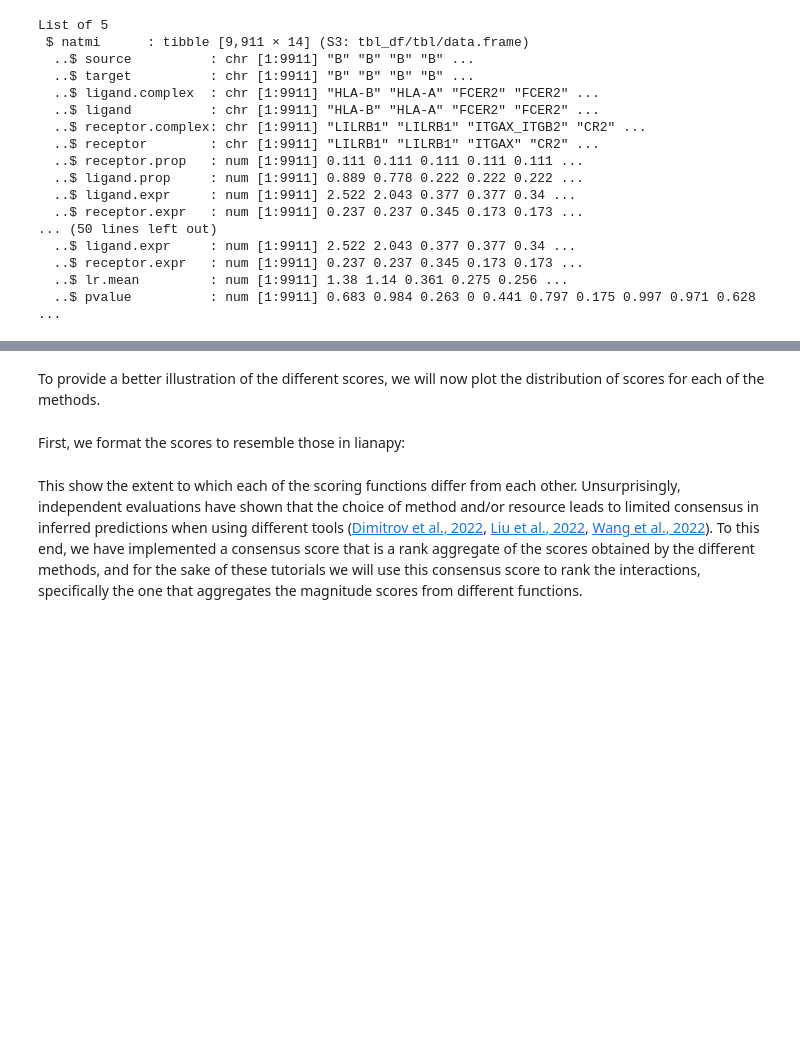
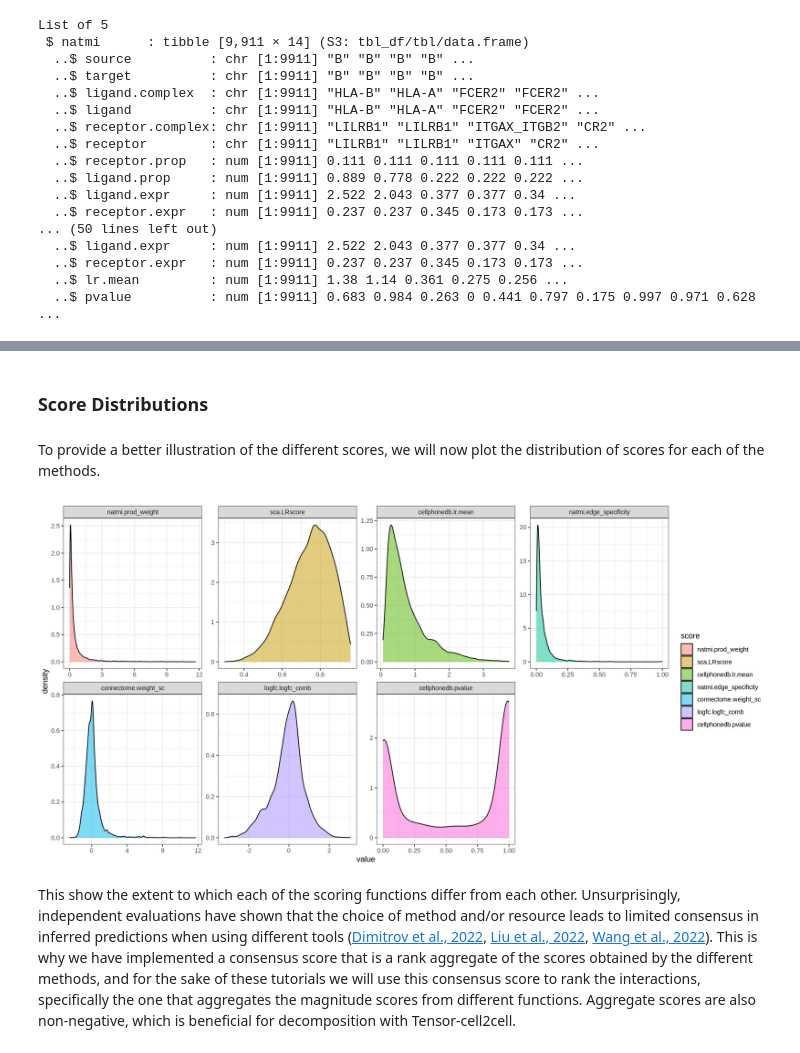
Before and after one commit to saezlab/ccc_protocols, a Jupyter notebook: notebooks/ccc_R/02-Infer-Communication-Scores.ipynb, the cells around one changed output, grey strips where cells are left out. Drawn from its saved outputs; the diff is of its cells as text; code cells hidden in the pictures; blank space fills up the shorter version.

Commit message:
first draft of R tutorial 02

```diff
--- a/notebooks/ccc_R/02-Infer-Communication-Scores.ipynb
+++ b/notebooks/ccc_R/02-Infer-Communication-Scores.ipynb
@@ -259,0 +285,7 @@ List of 5
+# %%
+liana_aggregate.magnitude <- liana_aggregate(liana_res = liana_res, aggregate_how='magnitude', verbose = F)
+liana_aggregate.specificity <- liana_aggregate(liana_res = liana_res, aggregate_how='specificity', verbose = F)
+
+# format
+liana_aggregate.magnitude<-liana_aggregate.magnitude[,which(sapply(colnames(liana_aggregate.magnitude), function(x) !(endsWith(x, '.rank'))))]
+liana_aggregate.specificity<-liana_aggregate.specificity[,which(sapply(colnames(liana_aggregate.specificity), function(x) !(endsWith(x, '.rank'))))]
@@ -260,4 +330,4 @@ List of 5
+# %% [markdown]
+### Score Distributions
 # %% [markdown]
 To provide a better illustration of the different scores, we will now plot the distribution of scores for each of the methods.
-# %% [markdown]
-First, we format the scores to resemble those in lianapy:
@@ -293,2 +334,20 @@ format_res<-function(liana_res){
+# %%
+lamv<-liana_aggregate.magnitude[, sapply(colnames(liana_aggregate.magnitude), function(x) !(endsWith(x, '_rank')))]
+lamv<-melt(lamv, id.vars = c('source', 'target', 'ligand.complex', 'receptor.complex'),
+    variable.name = 'score')
+lasv<-liana_aggregate.specificity[, sapply(colnames(liana_aggregate.specificity), function(x) !(endsWith(x, '_rank')))]
+lasv<-melt(lasv, id.vars = c('source', 'target', 'ligand.complex', 'receptor.complex'),
+    variable.name = 'score')
+lav<-rbind(lamv, lasv)
+# %%
+h_ = 7
+w_ = 14
+options(repr.plot.height=h_, repr.plot.width=w_)
+
+ggplot(lav, aes(x = value, fill = score)) + geom_density(alpha = 0.5) +
+facet_wrap('~score', scales='free', ncol = 4)+
+theme_bw()
+# %% [output]
+[figure, added]
 # %% [markdown]
-This show the extent to which  each of the scoring functions differ from each other. Unsurprisingly, independent evaluations have shown that the choice of method and/or resource leads to limited consensus in inferred predictions when using different tools ([Dimitrov et al., 2022](https://www.nature.com/articles/s41467-022-30755-0), [Liu et al., 2022](https://genomebiology.biomedcentral.com/articles/10.1186/s13059-022-02783-y), [Wang et al., 2022](https://academic.oup.com/bfg/article/21/5/339/6640320)). To this end, we have implemented a consensus score that is a rank aggregate of the scores obtained by the different methods, and for the sake of these tutorials we will use this consensus score to rank the interactions, specifically the one that aggregates the magnitude scores from different functions.
+This show the extent to which  each of the scoring functions differ from each other. Unsurprisingly, independent evaluations have shown that the choice of method and/or resource leads to limited consensus in inferred predictions when using different tools ([Dimitrov et al., 2022](https://www.nature.com/articles/s41467-022-30755-0), [Liu et al., 2022](https://genomebiology.biomedcentral.com/articles/10.1186/s13059-022-02783-y), [Wang et al., 2022](https://academic.oup.com/bfg/article/21/5/339/6640320)). This is why we have implemented a consensus score that is a rank aggregate of the scores obtained by the different methods, and for the sake of these tutorials we will use this consensus score to rank the interactions, specifically the one that aggregates the magnitude scores from different functions. Aggregate scores are also non-negative, which is beneficial for decomposition with Tensor-cell2cell.
```
Also changed, not shown: parts of 42 cells of this notebook, 1 other file.
